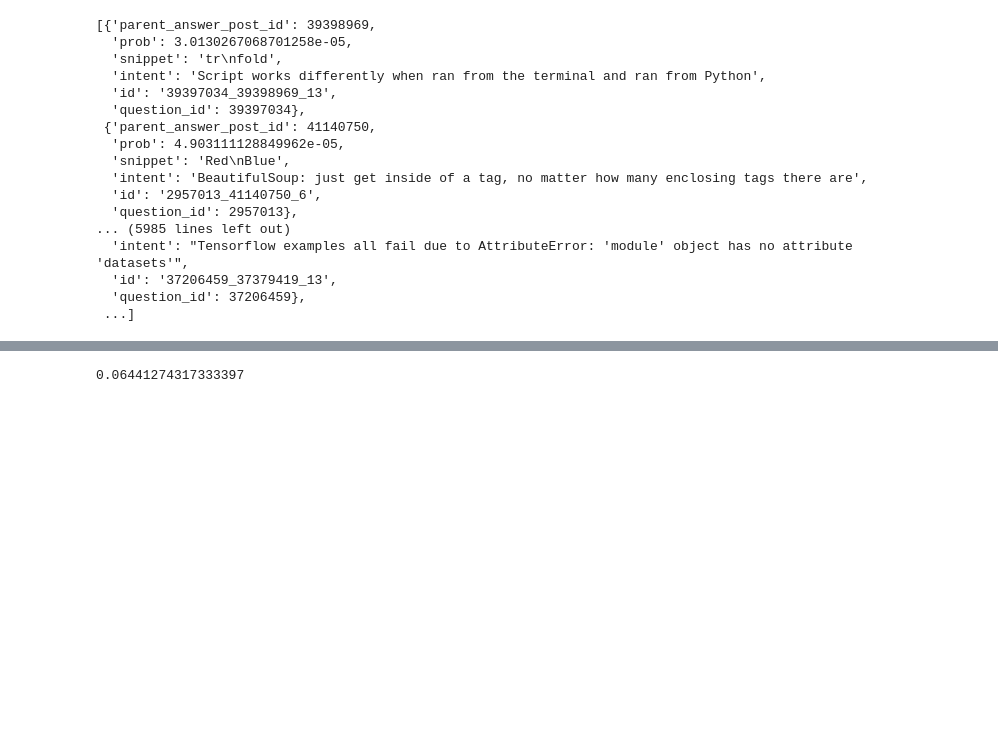
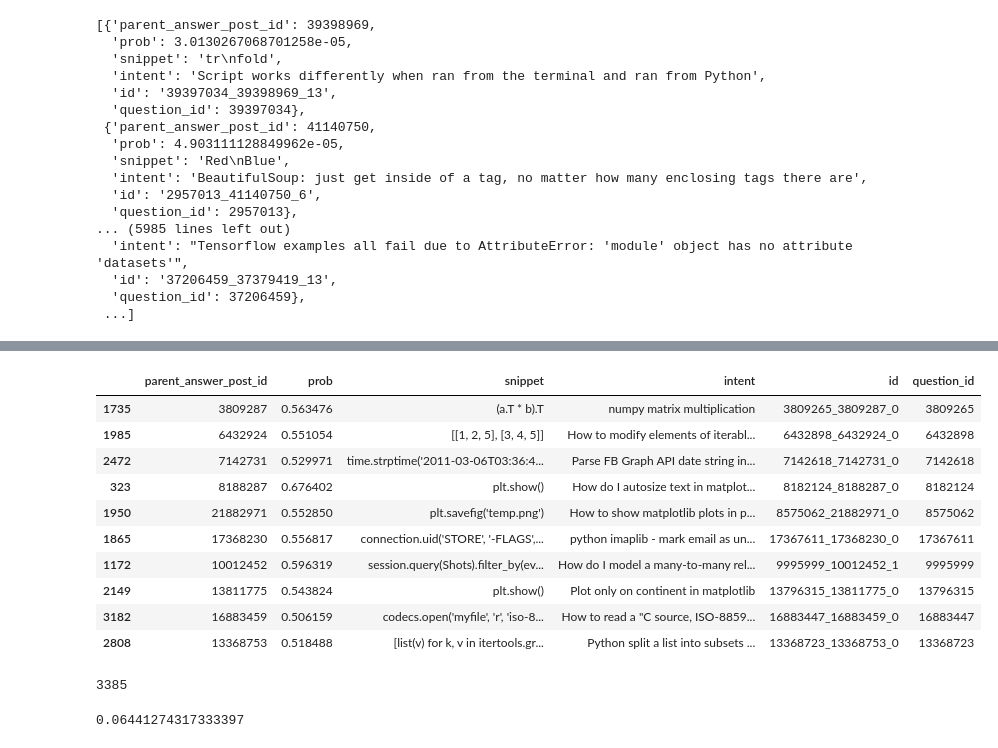
Before and after one commit to justinhugh/intent-prediction-in-code, a Jupyter notebook: intent_prediction_in_code.ipynb, the cells around one changed output, grey strips where cells are left out. Drawn from its saved outputs; the diff is of its cells as text; code cells hidden in the pictures; blank space fills up the shorter version.

```diff
--- a/intent_prediction_in_code.ipynb
+++ b/intent_prediction_in_code.ipynb
@@ -316,3 +378,23 @@ conala_mined_df = pd.DataFrame(conala_mined_data_list)
+# %%
+# Then look at samples with the
+conala_mined_df[conala_mined_df['prob']>0.5].sample(10)
+# %% [output]
+|  | parent_answer_post_id | prob | snippet | intent | id | question_id |
+| 1735 | 3809287 | 0.563476 | (a.T * b).T | numpy matrix multiplication | 3809265_3809287_0 | 3809265 |
+| 1985 | 6432924 | 0.551054 | [[1, 2, 5], [3, 4, 5]] | How to modify elements of iterabl... | 6432898_6432924_0 | 6432898 |
+| 2472 | 7142731 | 0.529971 | time.strptime('2011-03-06T03:36:4... | Parse FB Graph API date string in... | 7142618_7142731_0 | 7142618 |
+| 323 | 8188287 | 0.676402 | plt.show() | How do I autosize text in matplot... | 8182124_8188287_0 | 8182124 |
+| 1950 | 21882971 | 0.552850 | plt.savefig('temp.png') | How to show matplotlib plots in p... | 8575062_21882971_0 | 8575062 |
+| 1865 | 17368230 | 0.556817 | connection.uid('STORE', '-FLAGS',... | python imaplib - mark email as un... | 17367611_17368230_0 | 17367611 |
+| 1172 | 10012452 | 0.596319 | session.query(Shots).filter_by(ev... | How do I model a many-to-many rel... | 9995999_10012452_1 | 9995999 |
+| 2149 | 13811775 | 0.543824 | plt.show() | Plot only on continent in matplotlib | 13796315_13811775_0 | 13796315 |
+| 3182 | 16883459 | 0.506159 | codecs.open('myfile', 'r', 'iso-8... | How to read a "C source, ISO-8859... | 16883447_16883459_0 | 16883447 |
+| 2808 | 13368753 | 0.518488 | [list(v) for k, v in itertools.gr... | Python split a list into subsets ... | 13368723_13368753_0 | 13368723 |
+# %%
+
+len(conala_mined_df[conala_mined_df["prob"]>0.5])
+# %% [output]
+3385
 # %%
 conala_mined_df["prob"].mean()
 # %% [output]
```
Also changed, not shown: parts of 10 cells of this notebook.
